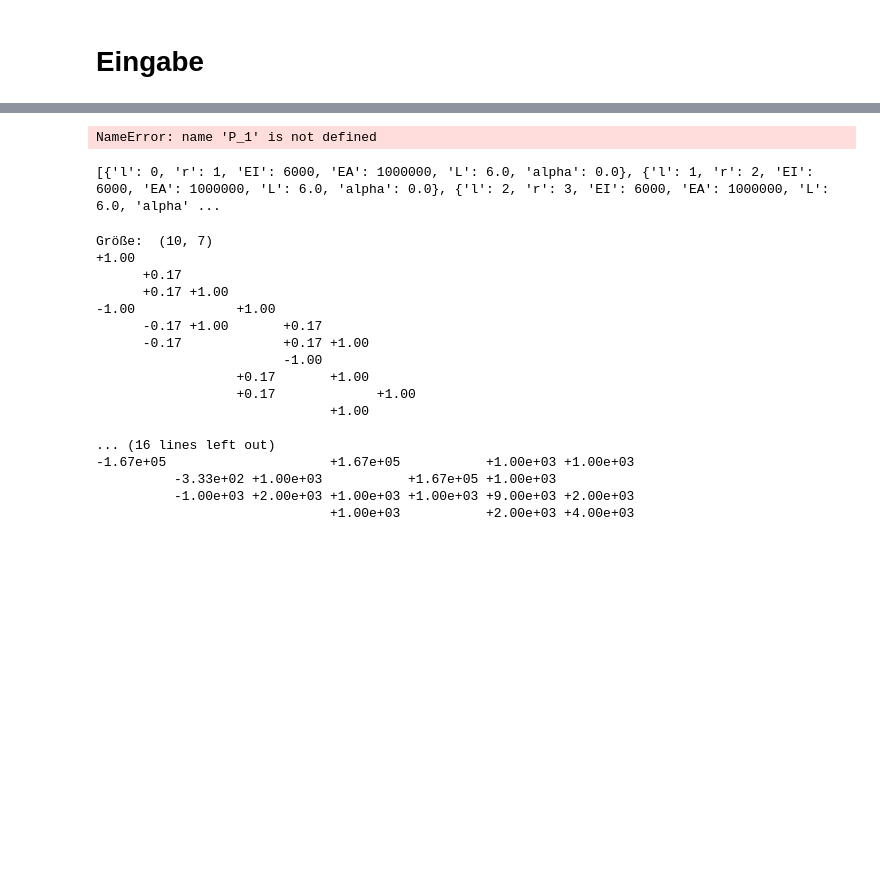
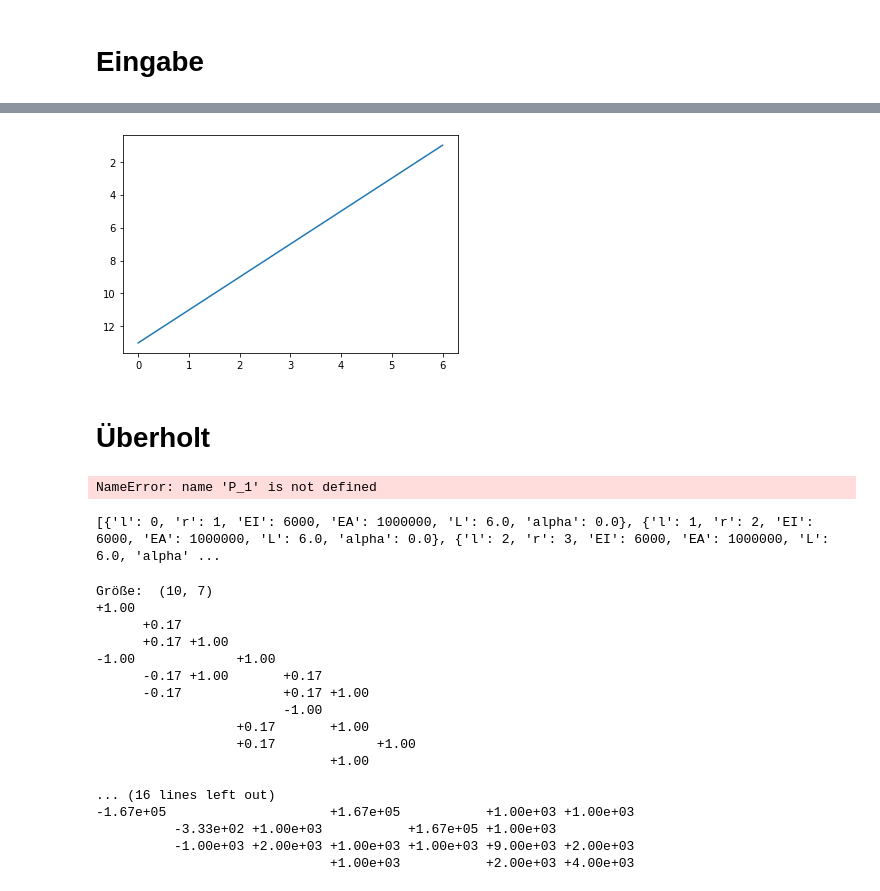
Before and after one commit to stbech/displacement_method, a Jupyter notebook: WGV_1.ipynb, the cells around one changed output, grey strips where cells are left out. Saved outputs shown, nothing was run; the diff lists cells and outputs as text; code cells hidden in the pictures; blank space fills up the shorter version.

```diff
--- a/WGV_1.ipynb
+++ b/WGV_1.ipynb
@@ -300,9 +340,9 @@ db = {
         ],
 
         'staebe': [ # globale Stabteilung in dat vorgeben, lokal überschreitbar, Liste der Koordinaten hier speichern
-            {'l': 0, 'r': 1, 'EI': 6000, 'EA': 1000000, 'elems': 20},
-            {'l': 1, 'r': 2, 'EI': 6000, 'EA': 1000000, 'elems': 20},
-            {'l': 2, 'r': 3, 'EI': 6000, 'EA': 1000000, 'elems': 20},
+            {'l': 0, 'r': 1, 'EI': 6000, 'EA': 1000000, 'fixa': {'N': -1, 'V': -1, 'M': -1}, 'fixe': {'N': -1, 'V': -1, 'M': -1}, 'elems': 20},
+            {'l': 1, 'r': 2, 'EI': 6000, 'EA': 1000000, 'fixa': {'N': -1, 'V': -1, 'M': -1}, 'fixe': {'N': -1, 'V': -1, 'M': -1}, 'elems': 20},
+            {'l': 2, 'r': 3, 'EI': 6000, 'EA': 1000000, 'fixa': {'N': -1, 'V': -1, 'M': -1}, 'fixe': {'N': -1, 'V': -1, 'M': -1}, 'elems': 20},
         ],
     },
 
@@ -347,3 +387,10 @@ db = {
 calculate_sofimshc(db)
 calculate_sofiload(db)
 calculate_ase(db)
+a, pos = db['sofimshc']['wgv']['a'], db['sofimshc']['wgv']['knot_deform']
+print(pos)
+for row in a:
+    for value in row:
+        text = f'{value:+.2f}' if round(value, 5) != 0 else ' '*5
+        print(text, end=" ")
+    print()
@@ -372,3 +469,11 @@ for i, elem in enumerate(db['sofimshc']['staebe'][stab]['points']):
+# %%
+#from matplotlib import pyplot as plt
+test = plt.plot(db['sofimshc']['staebe'][stab]['points'], db['ase'][1]['s'][0]['V'])
+plt.gca().invert_yaxis()
+# %% [output]
+[figure, added]
+# %% [markdown]
+# Überholt
 # %%
 V = np.linalg.inv(db['sofimshc']['wgv']['K']).dot(P_1)
 db['sofimshc']['wgv']['k'].dot(db['sofimshc']['wgv']['a'].dot(V)) + db['sofiload']['LF'][1]['wgv']['s_0']
```
Also changed, not shown: parts of 11 cells of this notebook, 8 other files.
